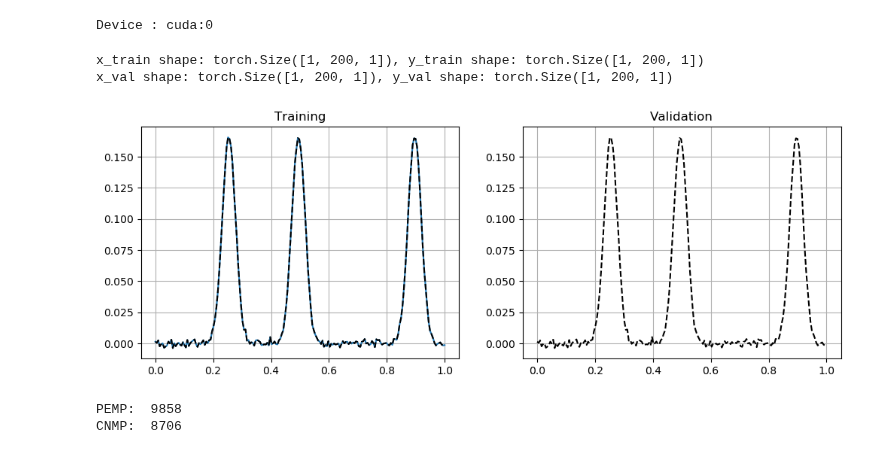
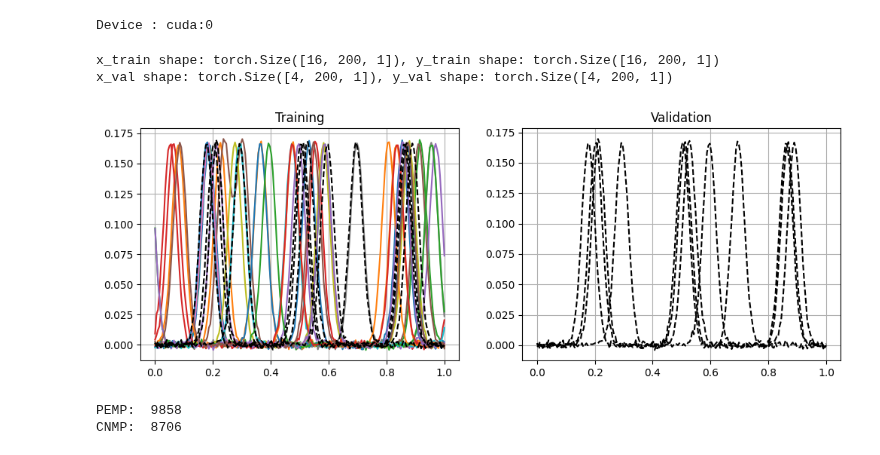
Before and after one commit to yildirimyigit/pemp, a Jupyter notebook: comparisons/pemp_vs_cnmp_3_peaks.ipynb, the cells around one changed output. Cells and saved outputs as stored; diff of their text form; code cells hidden in the pictures.

```diff
--- a/comparisons/pemp_vs_cnmp_3_peaks.ipynb
+++ b/comparisons/pemp_vs_cnmp_3_peaks.ipynb
@@ -44,14 +44,14 @@ print("Device :", device)
 Device : cuda:0
 # %%
 dx, dy, dg, dpe = 1, 1, 0, 10
-num_demos, num_val = 1, 1
+num_demos, num_val = 16, 4
 num_trajs = num_demos + num_val
 t_steps = 200
 n_max, m_max = 15, 15
 num_peaks = 3
 
 # x, y, pp = n_peaks(1, num_trajs, 0.1)
-x, y, pp = n_peaks(num_peaks, 1, 0.1)
+x, y, pp = n_peaks(num_peaks, num_trajs, 0.1)
 
 # interp = True
 # if interp:
@@ -61,9 +61,9 @@ x, y, pp = n_peaks(num_peaks, 1, 0.1)
 #     train_ids = torch.arange(num_demos)
 #     val_ids = torch.arange(num_demos, num_trajs)
 
-# train_ids = torch.tensor([0, 1, 2, 3, 4, 5, 6, 7, 12, 13, 14, 15, 16, 17, 18, 19])
-# val_ids = torch.tensor([8, 9, 10, 11])
-train_ids = val_ids = torch.tensor([0])
+train_ids = torch.tensor([0, 1, 2, 3, 4, 5, 6, 7, 12, 13, 14, 15, 16, 17, 18, 19])
+val_ids = torch.tensor([8, 9, 10, 11])
+# train_ids = val_ids = torch.tensor([0])
 
 test_cond_ind = (pp[val_ids] * 200).int()
 
@@ -77,12 +77,12 @@ x_val = x[val_ids].clone()
 print(f"x_train shape: {x_train.shape}, y_train shape: {y_train.shape}")
 print(f"x_val shape: {x_val.shape}, y_val shape: {y_val.shape}")
 # %% [output]
-x_train shape: torch.Size([1, 200, 1]), y_train shape: torch.Size([1, 200, 1])
-x_val shape: torch.Size([1, 200, 1]), y_val shape: torch.Size([1, 200, 1])
+x_train shape: torch.Size([16, 200, 1]), y_train shape: torch.Size([16, 200, 1])
+x_val shape: torch.Size([4, 200, 1]), y_val shape: torch.Size([4, 200, 1])
 # %%
-fig, axs = plot_train_val(num_demos, x_train, y_train, num_val, x_val, y_val)
+plot_train_val(num_demos, x_train, y_train, num_val, x_val, y_val)
 # %% [output]
-[figure, old version]
+[figure, new version]
 # %%
 batch_size = 1
 
```
Also changed, not shown: parts of 2 cells of this notebook.
